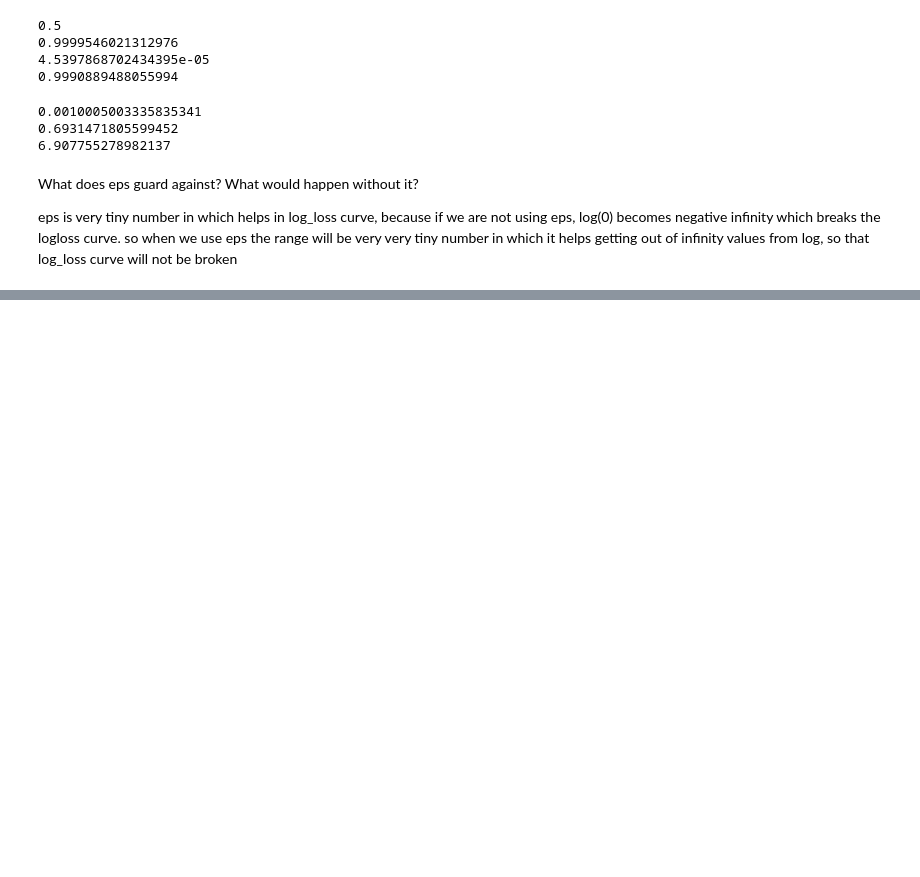
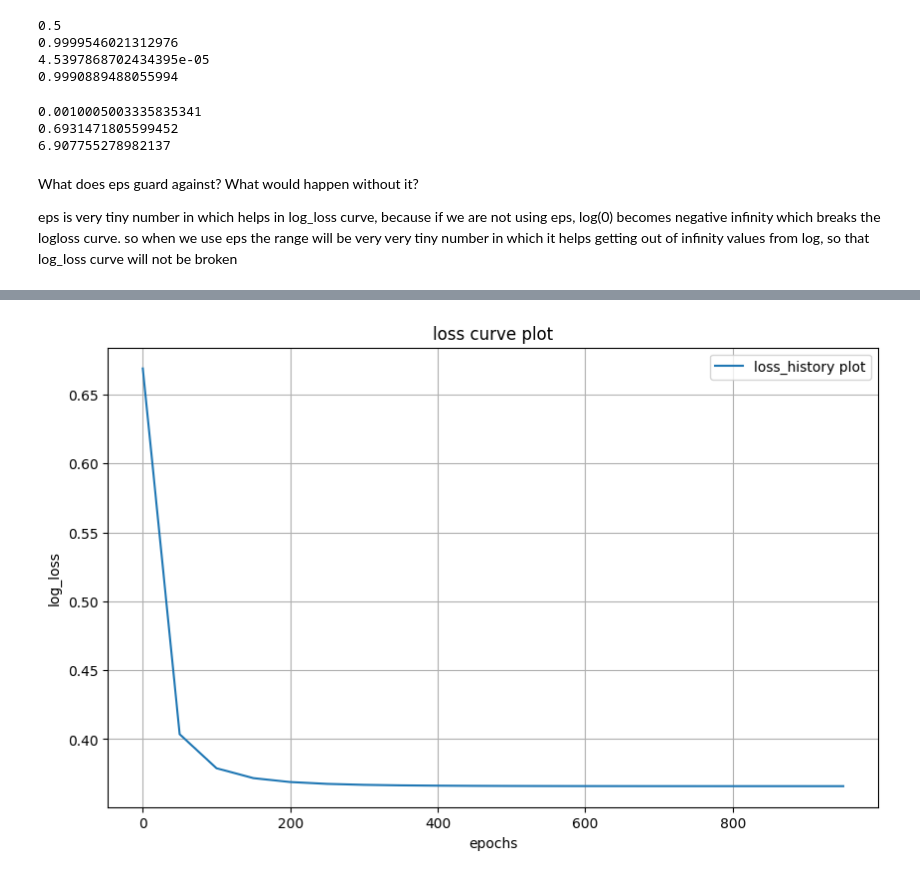
Before and after one commit to MastanSV/ai-engineering-journey, a Jupyter notebook: daily-notebooks/week-03/06-logistic-from-scratch.ipynb, the cells around one changed output, grey strips where cells are left out. Drawn from its saved outputs; the diff is of its cells as text; code cells hidden in the pictures; blank space fills up the shorter version.

```diff
--- a/daily-notebooks/week-03/06-logistic-from-scratch.ipynb
+++ b/daily-notebooks/week-03/06-logistic-from-scratch.ipynb
@@ -61,0 +76,29 @@ eps is very tiny number in which helps in log_loss curve, because if we are not
+# %%
+w_test = np.zeros(2)
+b_test = 0.0
+dw, db = compute_gradiants(X, y, w_test, b_test)
+print(dw.shape, dw, db)
+# %%
+w = np.zeros(2)
+b = 0.0
+lr=0.1
+epochs = 1000
+history = []
+
+for epoch in range(epochs):
+    dw, db = compute_gradiants(X, y, w, b)
+    w = w - lr * dw
+    b = b- lr * db
+
+    if epoch % 50 == 0:
+        z = X @ w + b
+        p = sigmoid(z=z)
+
+        lg_loss = log_loss(y, p)
+        history.append(lg_loss)
+
+
+print(w, b)
+
+for value in history:
+    print(value)
@@ -61,0 +123,12 @@ eps is very tiny number in which helps in log_loss curve, because if we are not
+# %%
+epoch_history_indices = range(0, epochs, 50)
+plt.figure(figsize=(10, 6))
+plt.plot(epoch_history_indices, history, label='loss_history plot')
+plt.title('loss curve plot')
+plt.xlabel('epochs')
+plt.ylabel('log_loss')
+plt.grid()
+plt.legend()
+plt.show()
+# %% [output]
+[figure, added]
```
Also changed, not shown: parts of 2 cells of this notebook.
